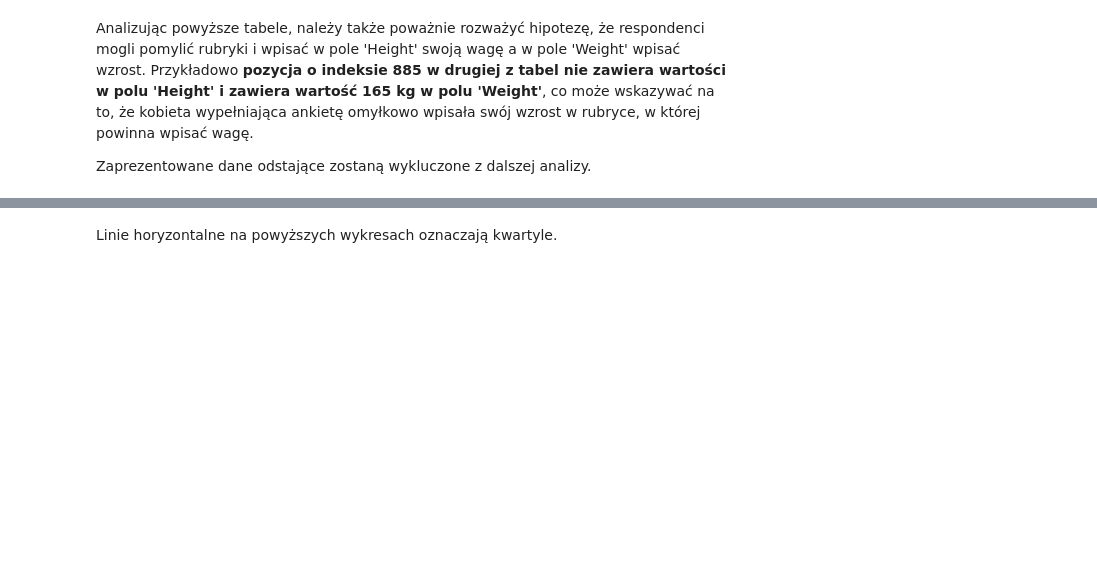
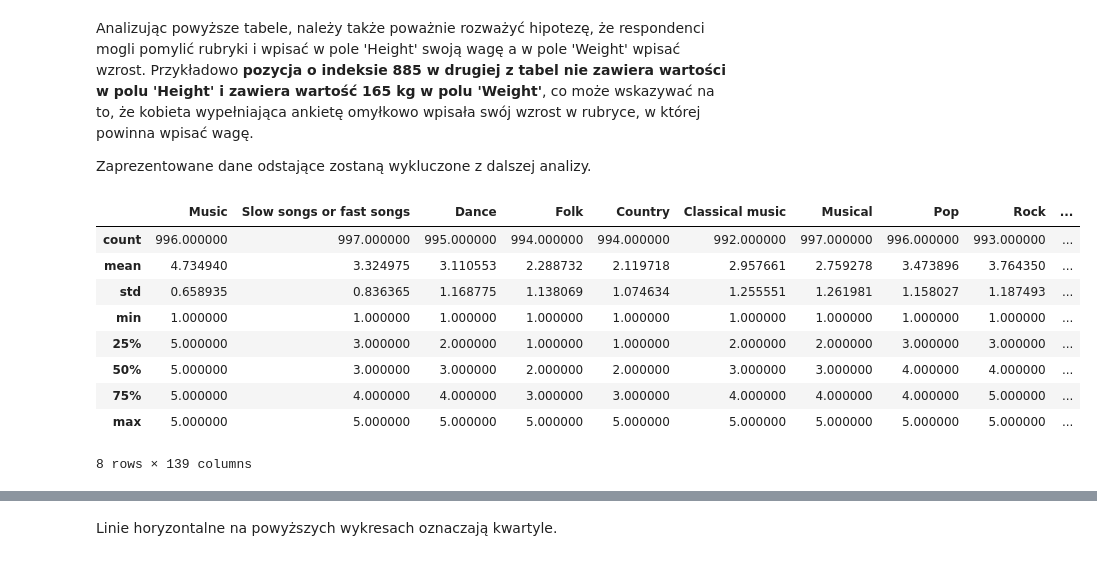
Before and after one commit to kaspiotr/YoungPeopleSurvey, a Jupyter notebook: Statystyka_Matematyczna_PKasprzyk_MKomar.ipynb, the cells around one changed output, grey strips where cells are left out. Cells and saved outputs as stored; diff of their text form; code cells hidden in the pictures; blank space fills up the shorter version.

```diff
--- a/Statystyka_Matematyczna_PKasprzyk_MKomar.ipynb
+++ b/Statystyka_Matematyczna_PKasprzyk_MKomar.ipynb
@@ -277,3 +325,16 @@ def drop_outliers(df):
     df.drop([676, 292, 793, 859, 885, 973, 992], inplace=True)
 
 drop_outliers(df)
+# %%
+df.describe()
+# %% [output]
+|  | Music | Slow songs or fast songs | Dance | Folk | Country | Classical music | Musical | Pop | Rock | ... |
+| count | 996.000000 | 997.000000 | 995.000000 | 994.000000 | 994.000000 | 992.000000 | 997.000000 | 996.000000 | 993.000000 | ... |
+| mean | 4.734940 | 3.324975 | 3.110553 | 2.288732 | 2.119718 | 2.957661 | 2.759278 | 3.473896 | 3.764350 | ... |
+| std | 0.658935 | 0.836365 | 1.168775 | 1.138069 | 1.074634 | 1.255551 | 1.261981 | 1.158027 | 1.187493 | ... |
+| min | 1.000000 | 1.000000 | 1.000000 | 1.000000 | 1.000000 | 1.000000 | 1.000000 | 1.000000 | 1.000000 | ... |
+| 25% | 5.000000 | 3.000000 | 2.000000 | 1.000000 | 1.000000 | 2.000000 | 2.000000 | 3.000000 | 3.000000 | ... |
+| 50% | 5.000000 | 3.000000 | 3.000000 | 2.000000 | 2.000000 | 3.000000 | 3.000000 | 4.000000 | 4.000000 | ... |
+| 75% | 5.000000 | 4.000000 | 4.000000 | 3.000000 | 3.000000 | 4.000000 | 4.000000 | 4.000000 | 5.000000 | ... |
+| max | 5.000000 | 5.000000 | 5.000000 | 5.000000 | 5.000000 | 5.000000 | 5.000000 | 5.000000 | 5.000000 | ... |
+8 rows × 139 columns
```
Also changed, not shown: parts of 21 cells of this notebook, 1 other file.
